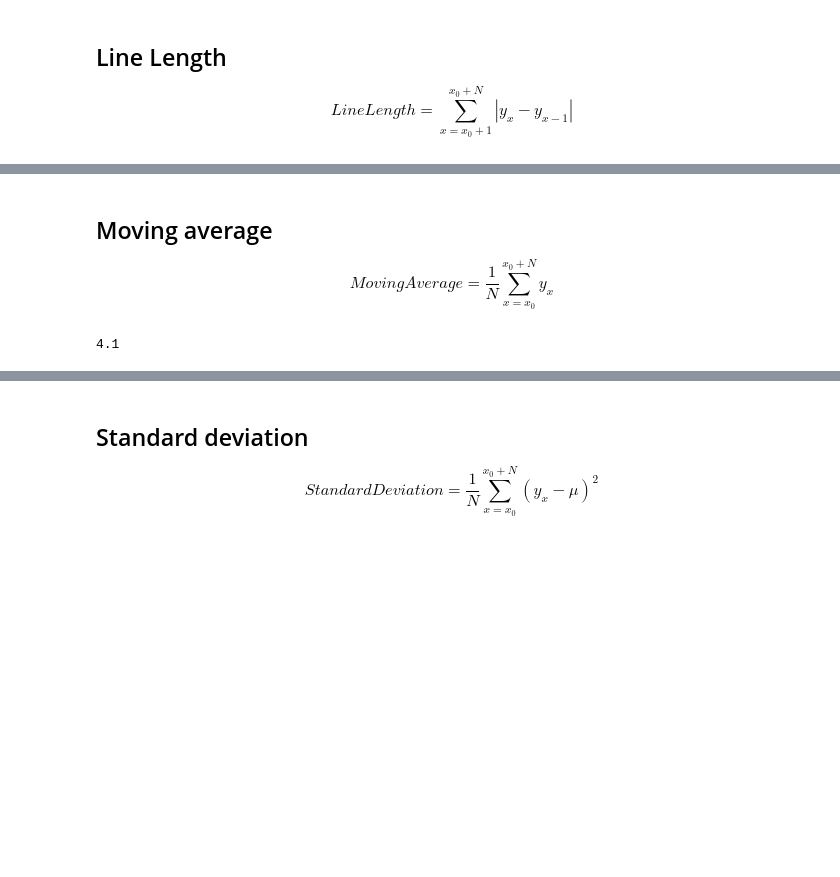
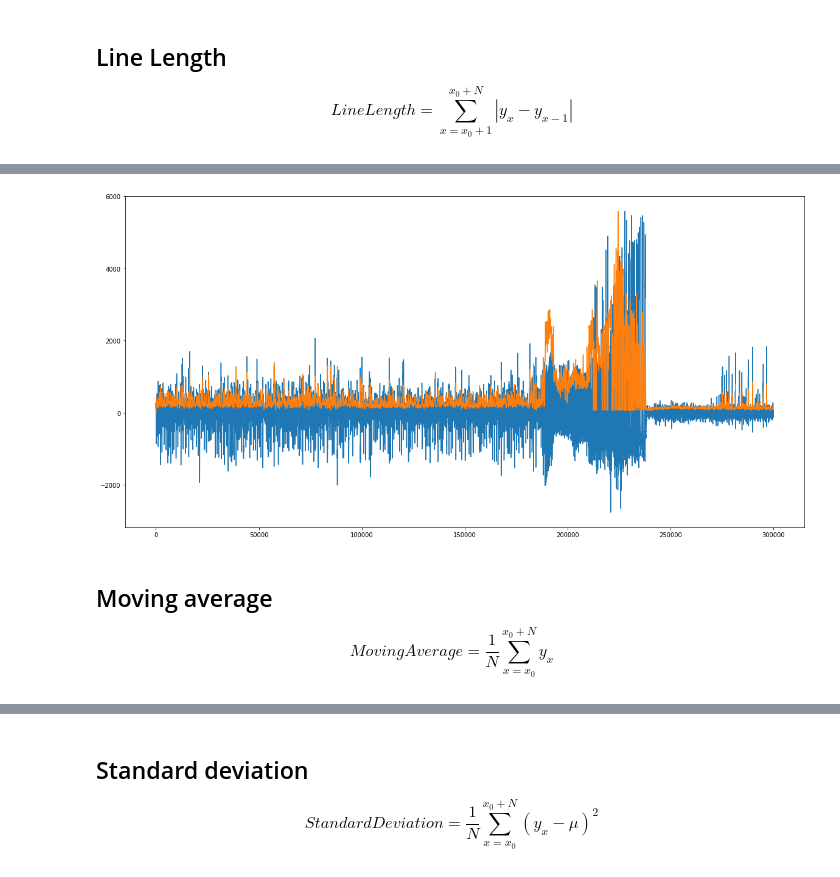
Before and after one commit to sinitame/ieeg-ml-project, a Jupyter notebook: notebooks/implemented_features.ipynb, the cells around one changed output, grey strips where cells are left out. Cells and saved outputs as stored; diff of their text form; code cells hidden in the pictures; blank space fills up the shorter version.

```diff
--- a/notebooks/implemented_features.ipynb
+++ b/notebooks/implemented_features.ipynb
@@ -52,3 +84,11 @@ print(calculate_line_length(x))
+# %%
+line_length_feature = calculate_feature(eegs, window_size, step_size, calculate_line_length, max_power_eeg)
+line_length_feature_example = line_length_feature[0][1]
+scaled_line_length_feature = scale_signal(line_length_feature_example, window_size, step_size)
+# %%
+plot_feature(signal, scaled_line_length_feature, 0, 300000)
+# %% [output]
+[figure, added]
 # %% [markdown]
 ## Moving average
 
@@ -58,7 +98,3 @@ $$
 # %%
 def calculate_moving_avg(signal):
     return np.mean(signal)
-# %%
-print(calculate_moving_avg(x))
-# %% [output]
-4.1
```
Also changed, not shown: parts of 45 cells of this notebook.
